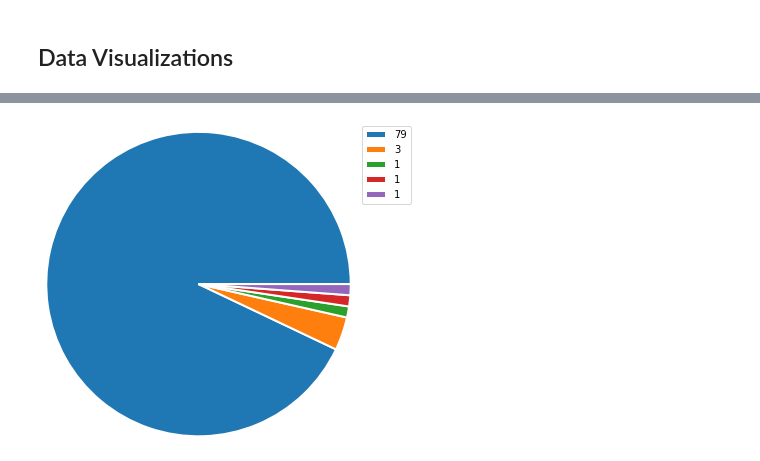
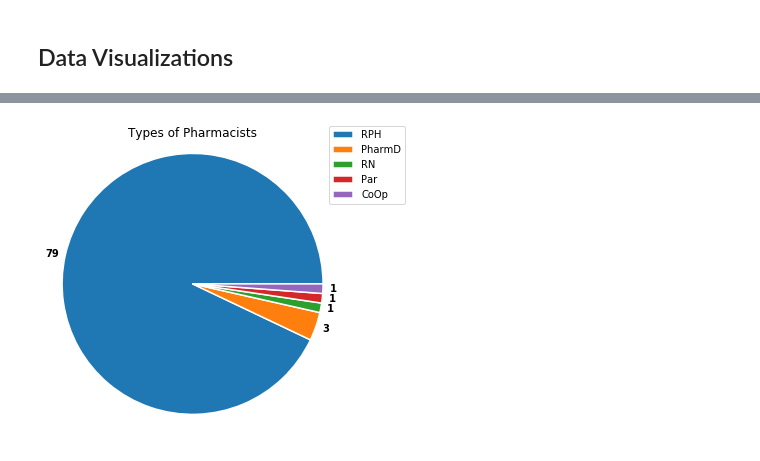
Before and after one commit to rmutalik/ongoing-project, a Jupyter notebook: MIMIC-III.ipynb, the cells around one changed output, grey strips where cells are left out. Cells and saved outputs as stored; diff of their text form; code cells hidden in the pictures.

Commit message:
Fixed legend labels

```diff
--- a/MIMIC-III.ipynb
+++ b/MIMIC-III.ipynb
@@ -352,15 +352,17 @@ Index(['RPH', 'PharmD', 'Par', 'CoOp', 'RN'], dtype='object')
 # %%
-# FIXME: Make pie chart more visually appealling
 fig, ax = plt.subplots()
 # explode = [0] + ([0.05] * (len(pharm_vc)-1))
-ax.pie(pharm_vc, radius=1.75, wedgeprops={'edgecolor': 'w', 'linewidth': 2, 'linestyle': 'solid'}
-#       , textprops={'color': 'k', 'fontsize': 10, 'fontweight': 'bold'}, labels=pharm_vc, labeldistance=0.75
+
+# TODO: Add a border around plot (e.g. frames, spines)
+ax.spines['right'].set_position(("outward", 5))
+
+ax.pie(pharm_vc, radius=1.5, wedgeprops={'edgecolor': 'w', 'linewidth': 1.5, 'linestyle': 'solid'}
+      , textprops={'color': 'k', 'fontsize': 10, 'fontweight': 'bold'}, labels=pharm_vc, labeldistance=1.05
       )
 
-# TODO: Add text labels to legend using 'handles' option
-ax.legend(labels=pharm_vc, loc="upper right", bbox_to_anchor=(1.50, 1.25))
+ax.legend(labels=pharm_vc.index, loc="upper right", bbox_to_anchor=(1.50, 1.25))
 
-# plt.title('Types of Pharmacists')
+plt.title('Types of Pharmacists', y=1.15)
 plt.show()
 # %% [output]
-[figure, old version]
+[figure, new version]
```
Also changed, not shown: parts of 3 cells of this notebook.
